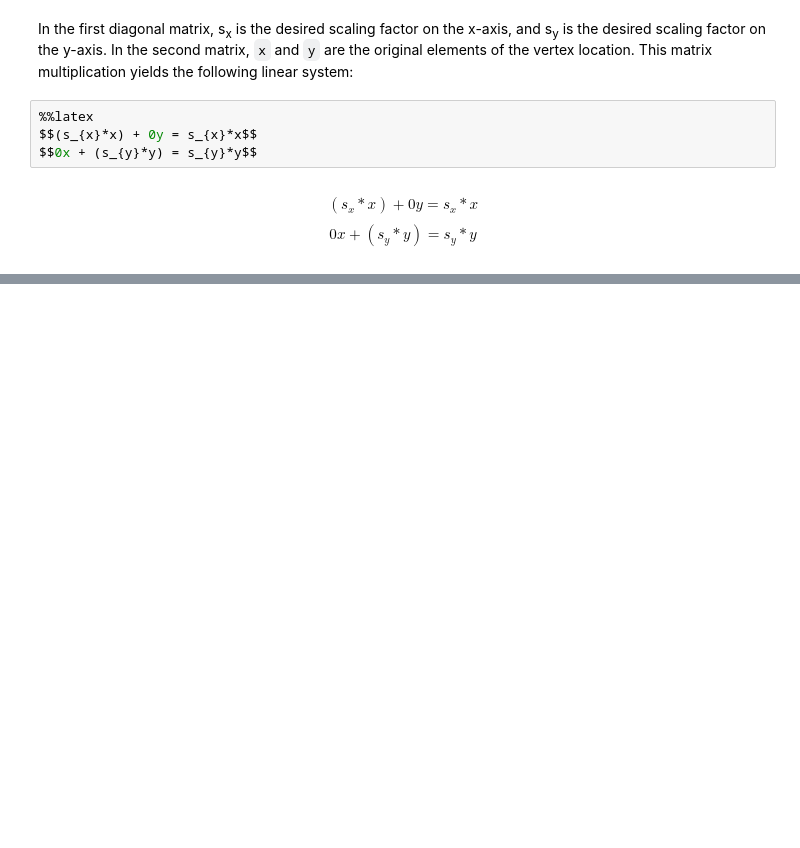
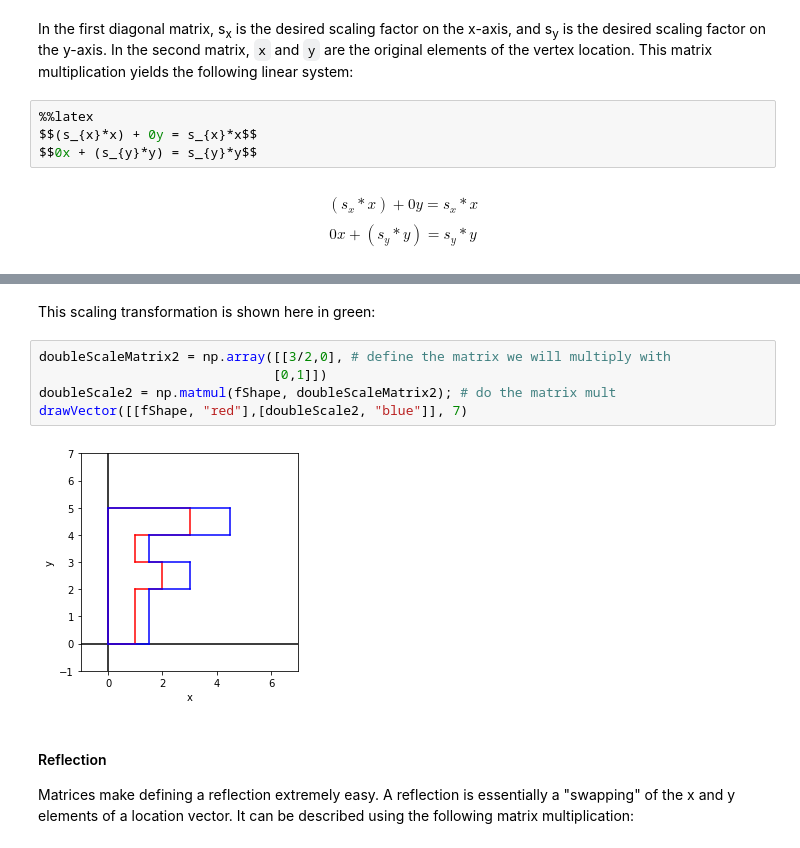
Before and after one commit to shahzeb1/notebook, a Jupyter notebook: linear-algebra/matrices-in-computer-graphics.ipynb, the cells around one changed output, grey strips where cells are left out. Saved outputs shown, nothing was run; the diff lists cells and outputs as text; blank space fills up the shorter version.

```diff
--- a/linear-algebra/matrices-in-computer-graphics.ipynb
+++ b/linear-algebra/matrices-in-computer-graphics.ipynb
@@ -139,0 +184,12 @@ So if we wanted to
+# %% [markdown]
+This scaling transformation is shown here in green:
+# %%
+doubleScaleMatrix2 = np.array([[3/2,0], # define the matrix we will multiply with
+                              [0,1]])
+doubleScale2 = np.matmul(fShape, doubleScaleMatrix2); # do the matrix mult
+drawVector([[fShape, "red"],[doubleScale2, "blue"]], 7)
+# %% [output]
+[figure, added]
+# %% [markdown]
+#### Reflection
+Matrices make defining a reflection extremely easy. A reflection is essentially a "swapping" of the x and y elements of a location vector. It can be described using the following matrix multiplication:
```
Also changed, not shown: parts of 31 cells of this notebook.
